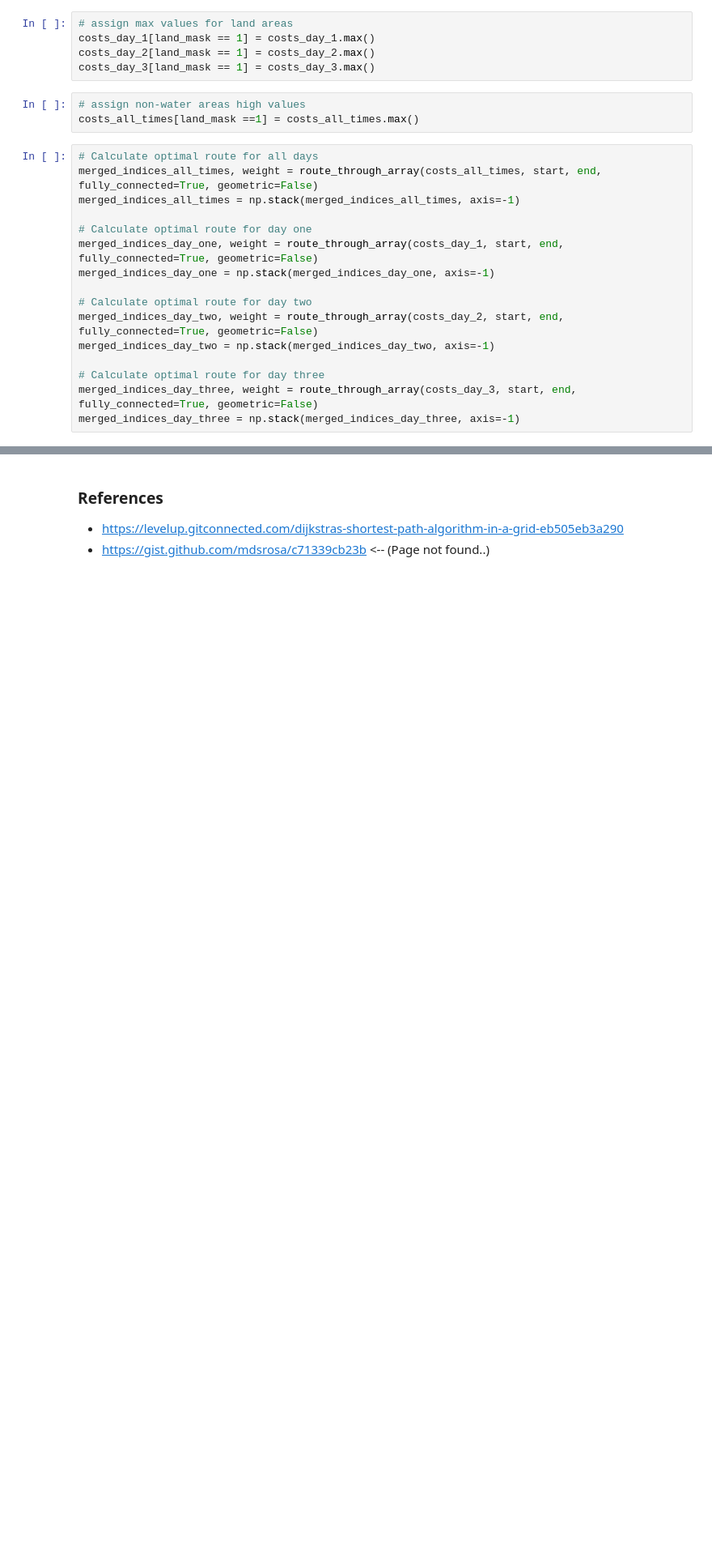
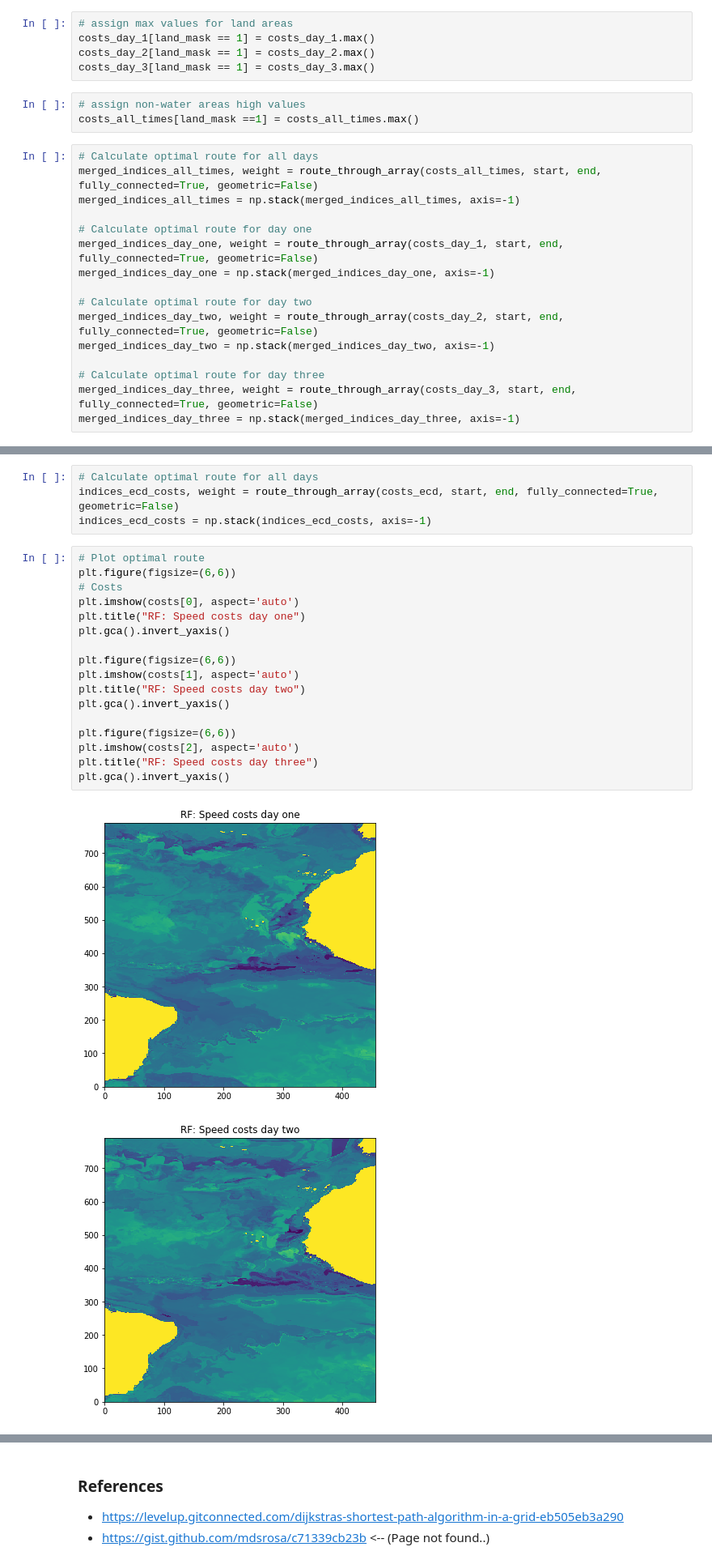
Before and after one commit to jonathom/cop_marine, a Jupyter notebook: Model_building.ipynb, the cells around one changed output, grey strips where cells are left out. Shown at 81% size. Cells and saved outputs as stored; diff of their text form; blank space fills up the shorter version.

```diff
--- a/Model_building.ipynb
+++ b/Model_building.ipynb
@@ -506,0 +576,24 @@ plt.gca().invert_yaxis()
+# %%
+# Calculate optimal route for all days
+indices_ecd_costs, weight = route_through_array(costs_ecd, start, end, fully_connected=True, geometric=False)
+indices_ecd_costs = np.stack(indices_ecd_costs, axis=-1)
+# %%
+# Plot optimal route
+plt.figure(figsize=(6,6))
+# Costs
+plt.imshow(costs[0], aspect='auto')
+plt.title("RF: Speed costs day one")
+plt.gca().invert_yaxis()
+
+plt.figure(figsize=(6,6))
+plt.imshow(costs[1], aspect='auto')
+plt.title("RF: Speed costs day two")
+plt.gca().invert_yaxis()
+
+plt.figure(figsize=(6,6))
+plt.imshow(costs[2], aspect='auto')
+plt.title("RF: Speed costs day three")
+plt.gca().invert_yaxis()
+# %% [output]
+[figure, added]
+[figure, added]
```
Also changed, not shown: parts of 23 cells of this notebook.
